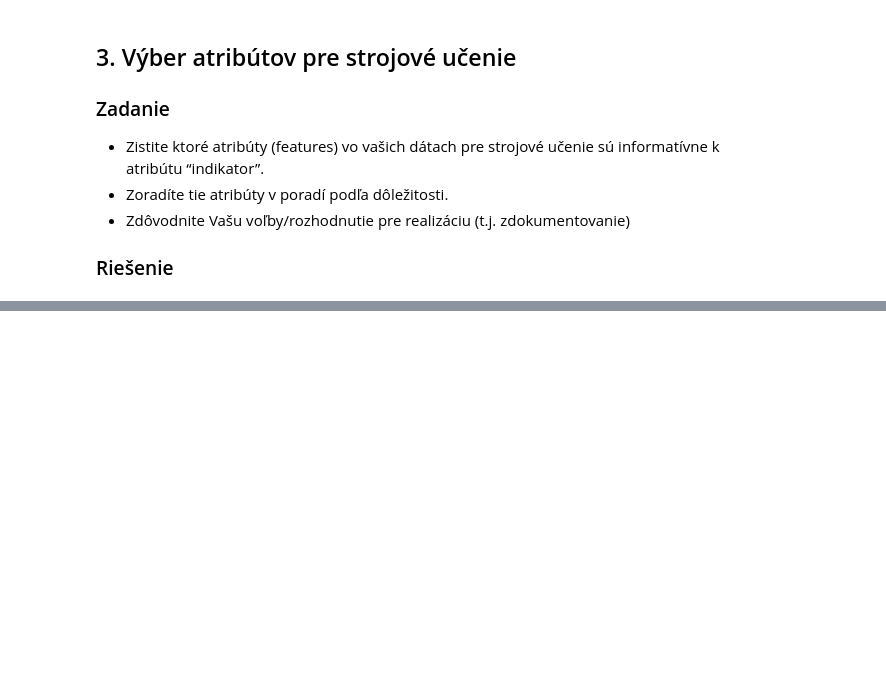
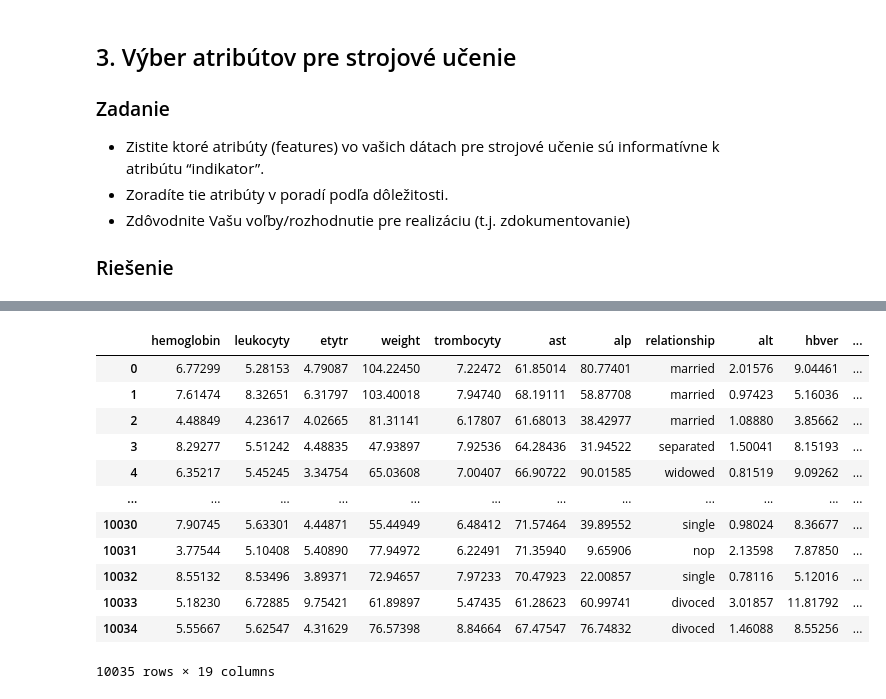
Before and after one commit to Matovic/Chronic-Lymphocytic-Leukemia, a Jupyter notebook: src/2_data_pre-processing/2-DPP.ipynb, the cells around one changed output, grey strips where cells are left out. Drawn from its saved outputs; the diff is of its cells as text; code cells hidden in the pictures; blank space fills up the shorter version.

```diff
--- a/src/2_data_pre-processing/2-DPP.ipynb
+++ b/src/2_data_pre-processing/2-DPP.ipynb
@@ -532,0 +927,18 @@ df_labor.boxplot(column=['leukocyty'])
+# %%
+def transform(data, col, what, category=None):
+    """
+    Function to transform column to a numeric and change a type.
+
+    :param data: pandas.core.frame.DataFrame
+    :param col: col to be transformed
+    :param what: dictionary, transform based on this
+    :param category: change type based on this
+    :returns: transformed pandas.core.frame.DataFrame
+    :raises keyError: raises an exception in case column was not found
+    """
+    try:
+        data[col].replace(what, inplace=True)
+        if category is not None:
+            return data.astype({col: category})
+    except KeyError:
+        print(f'Something from {what} not found in dataset!')
@@ -532,0 +973,7 @@ df_labor.boxplot(column=['leukocyty'])
+# %%
+df_merged = transform(df_merged, 'sex', {"M": 0, "F": 1}, 'category')
+df_merged = transform(df_merged, 'blood_group',
+                      {"A+": 1,"A-": 2, "B+": 3, "B-": 4, "AB+": 5, "AB-": 6, "O+": 7, "O-": 8}, 'category')
+# oprav údaje
+transform(df_merged, 'race', {"blsck": "Black", "black": "Black", "white": "White"})
+df_merged.race.value_counts()
@@ -532,0 +1007,16 @@ df_labor.boxplot(column=['leukocyty'])
+# %%
+df_merged
+# %% [output]
+|  | hemoglobin | leukocyty | etytr | weight | trombocyty | ast | alp | relationship | alt | hbver | ... |
+| 0 | 6.77299 | 5.28153 | 4.79087 | 104.22450 | 7.22472 | 61.85014 | 80.77401 | married | 2.01576 | 9.04461 | ... |
+| 1 | 7.61474 | 8.32651 | 6.31797 | 103.40018 | 7.94740 | 68.19111 | 58.87708 | married | 0.97423 | 5.16036 | ... |
+| 2 | 4.48849 | 4.23617 | 4.02665 | 81.31141 | 6.17807 | 61.68013 | 38.42977 | married | 1.08880 | 3.85662 | ... |
+| 3 | 8.29277 | 5.51242 | 4.48835 | 47.93897 | 7.92536 | 64.28436 | 31.94522 | separated | 1.50041 | 8.15193 | ... |
+| 4 | 6.35217 | 5.45245 | 3.34754 | 65.03608 | 7.00407 | 66.90722 | 90.01585 | widowed | 0.81519 | 9.09262 | ... |
+| ... | ... | ... | ... | ... | ... | ... | ... | ... | ... | ... | ... |
+| 10030 | 7.90745 | 5.63301 | 4.44871 | 55.44949 | 6.48412 | 71.57464 | 39.89552 | single | 0.98024 | 8.36677 | ... |
+| 10031 | 3.77544 | 5.10408 | 5.40890 | 77.94972 | 6.22491 | 71.35940 | 9.65906 | nop | 2.13598 | 7.87850 | ... |
+| 10032 | 8.55132 | 8.53496 | 3.89371 | 72.94657 | 7.97233 | 70.47923 | 22.00857 | single | 0.78116 | 5.12016 | ... |
+| 10033 | 5.18230 | 6.72885 | 9.75421 | 61.89897 | 5.47435 | 61.28623 | 60.99741 | divoced | 3.01857 | 11.81792 | ... |
+| 10034 | 5.55667 | 5.62547 | 4.31629 | 76.57398 | 8.84664 | 67.47547 | 76.74832 | divoced | 1.46088 | 8.55256 | ... |
+10035 rows × 19 columns
```
Also changed, not shown: parts of 85 cells of this notebook.
